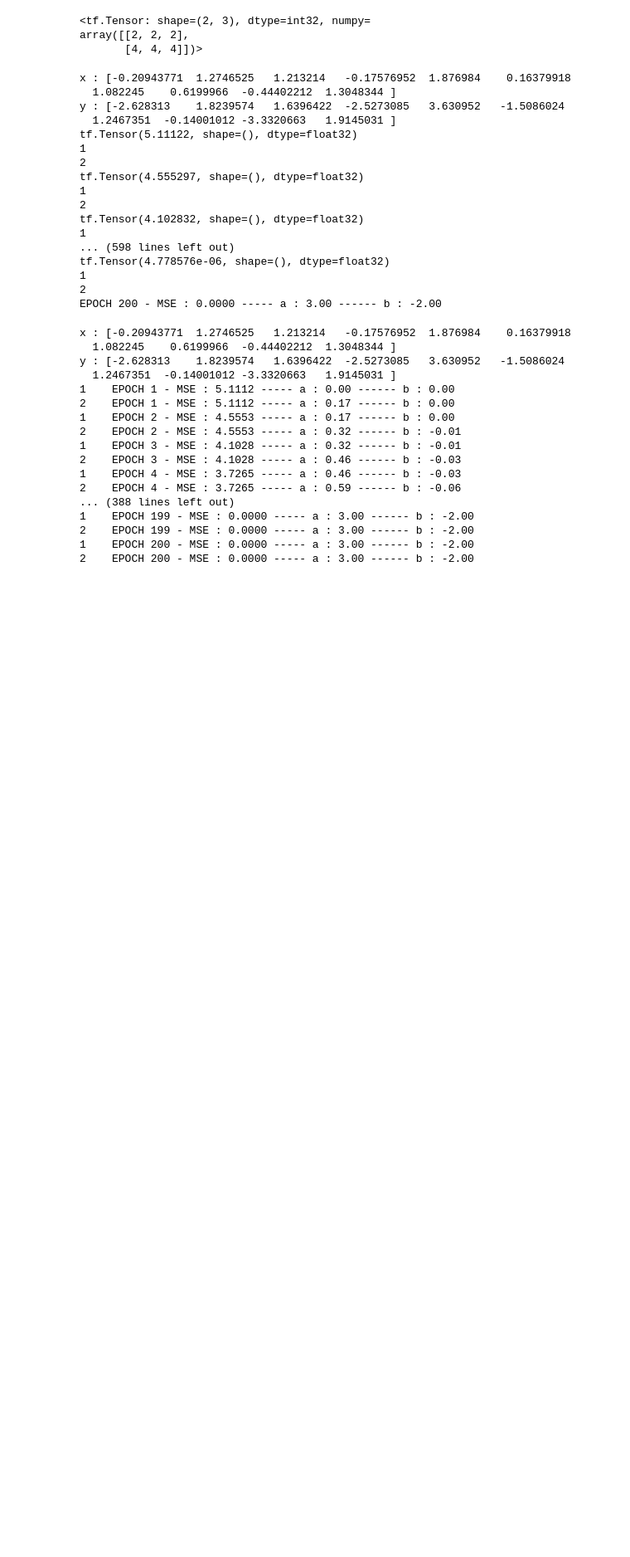
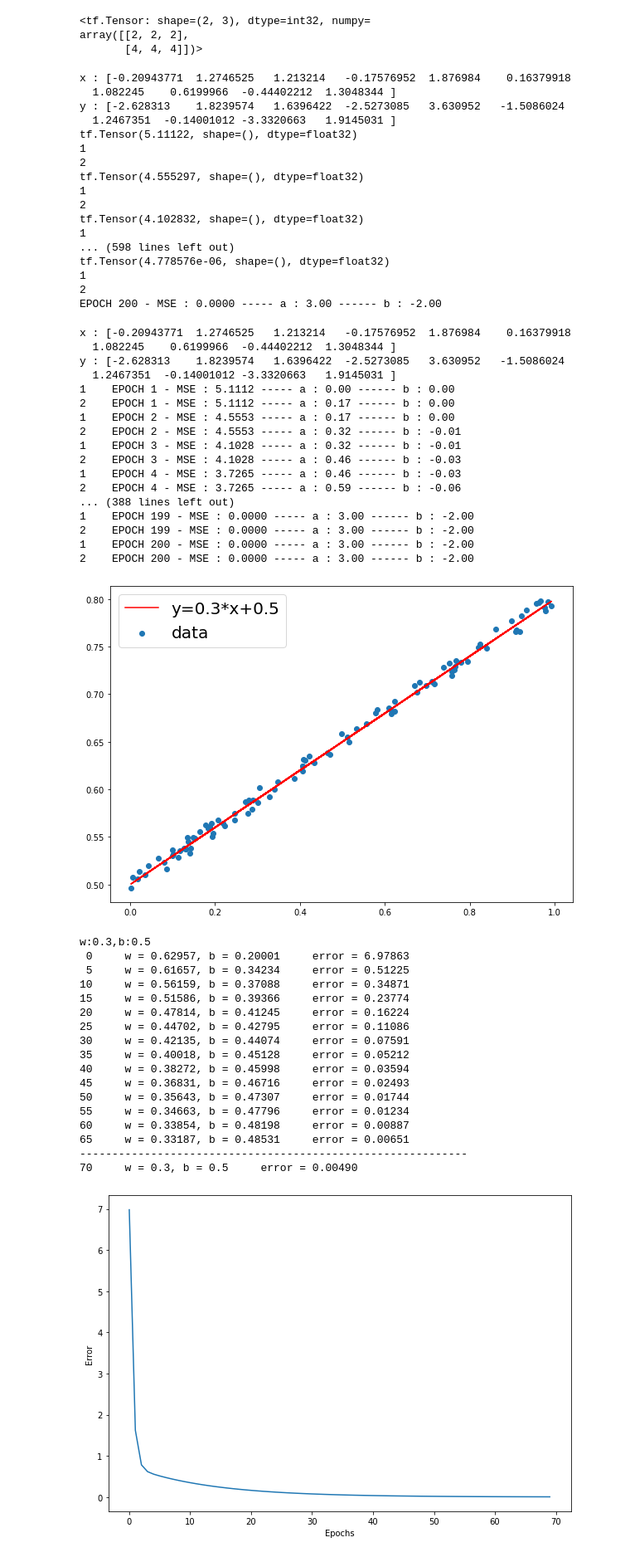
Before and after one commit to limit9895/Study, a Jupyter notebook: Tensorflow_study.ipynb, the cells around one changed output. Shown at 83% size. Saved outputs shown, nothing was run; the diff lists cells and outputs as text; code cells hidden in the pictures; blank space fills up the shorter version.

Commit message:
경사하강법 구현

```diff
--- a/Tensorflow_study.ipynb
+++ b/Tensorflow_study.ipynb
@@ -408,3 +409,80 @@ y : [-2.628313    1.8239574   1.6396422  -2.5273085   3.630952   -1.5086024
 2    EPOCH 199 - MSE : 0.0000 ----- a : 3.00 ------ b : -2.00
 1    EPOCH 200 - MSE : 0.0000 ----- a : 3.00 ------ b : -2.00
 2    EPOCH 200 - MSE : 0.0000 ----- a : 3.00 ------ b : -2.00
+# %%
+#경사하강법 실습
+
+#샘플에 활용할 데이터 셋 만들기
+def make_linear(w=0.5, b=0.8, size=50,noise=10):
+    x = np.random.rand(size)
+    y = w*x+b
+    noise = np.random.uniform(-abs(noise),abs(noise),size = y.shape)
+    yy = y + noise
+    plt.figure(figsize=(10, 7))
+    plt.plot(x,y,color='r',label=f'y={w}*x+{b}')
+    plt.scatter(x,yy,label ='data')
+    plt.legend(fontsize=20)
+    plt.show()
+    print(f'w:{w},b:{b}')
+    return x,yy
+
+x,y = make_linear(w=0.3,b=0.5,size=100,noise=0.01)
+
+#최대 반복 횟수
+num_epoch = 100
+
+#학습률(learnig_rate)
+learning_rate = 0.005
+
+#에러기록
+errors = []
+
+#random 한 값으로 w,b를 초기화
+w = np.random.uniform(low = 0.0, high = 1.0)
+b = np.random.uniform(low = 0.0, high = 1.0)
+
+for epoch in range(num_epoch):
+    #Hypothesis 정의
+    y_hat = w*x+b
+
+    #Loss Function 정의
+    error = 0.5*((y_hat - y)**2).sum()
+    if error < 0.005:
+        break
+    #Gradient 미분 계산
+    w = w - learning_rate*((y_hat - y)*x).sum()
+    b = b - learning_rate*(y_hat -y).sum()
+
+    errors.append(error)
+
+    if epoch%5 == 0:
+        print("{0:2}     w = {1:.5f}, b = {2:.5f}     error = {3:.5f}".format(epoch, w, b, error))
+
+print("----" * 15)
+print("{0:2}     w = {1:.1f}, b = {2:.1f}     error = {3:.5f}".format(epoch, w, b, error))
+
+plt.figure(figsize = (10,7))
+plt.plot(errors)
+plt.xlabel('Epochs')
+plt.ylabel('Error')
+plt.show()
+# %% [output]
+[figure, added]
+w:0.3,b:0.5
+ 0     w = 0.62957, b = 0.20001     error = 6.97863
+ 5     w = 0.61657, b = 0.34234     error = 0.51225
+10     w = 0.56159, b = 0.37088     error = 0.34871
+15     w = 0.51586, b = 0.39366     error = 0.23774
+20     w = 0.47814, b = 0.41245     error = 0.16224
+25     w = 0.44702, b = 0.42795     error = 0.11086
+30     w = 0.42135, b = 0.44074     error = 0.07591
+35     w = 0.40018, b = 0.45128     error = 0.05212
+40     w = 0.38272, b = 0.45998     error = 0.03594
+45     w = 0.36831, b = 0.46716     error = 0.02493
+50     w = 0.35643, b = 0.47307     error = 0.01744
+55     w = 0.34663, b = 0.47796     error = 0.01234
+60     w = 0.33854, b = 0.48198     error = 0.00887
+65     w = 0.33187, b = 0.48531     error = 0.00651
+------------------------------------------------------------
+70     w = 0.3, b = 0.5     error = 0.00490
+[figure, added]
```
Also changed, not shown: parts of 1 cell of this notebook.
